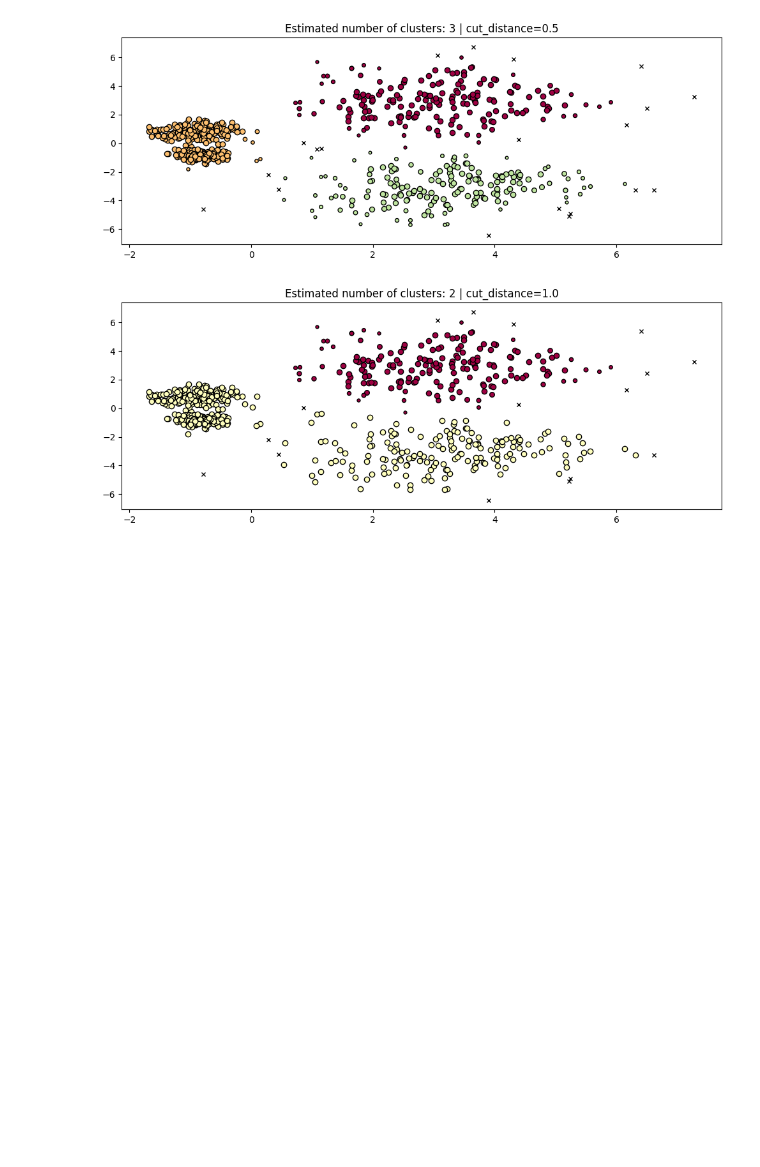
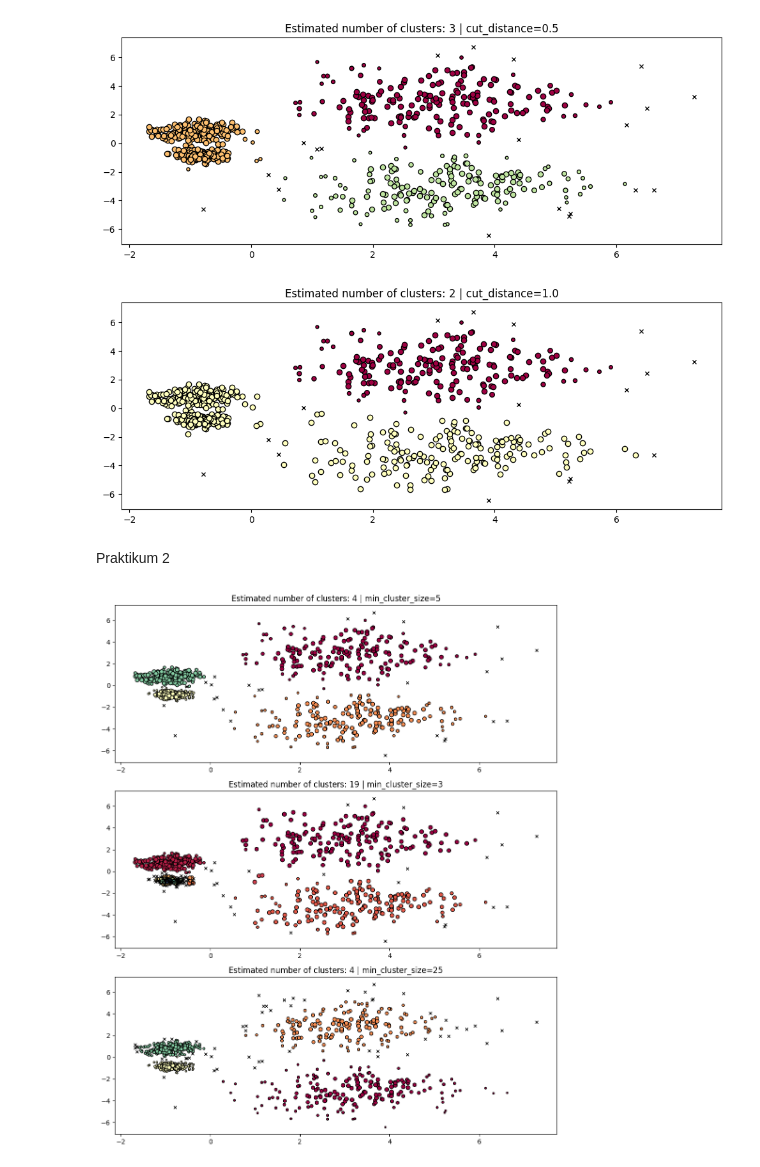
Before and after one commit to Firmank123/ML_SMT5, a Jupyter notebook: 2341720099_M_Firmansyah_JS5_ML.ipynb, the cells around one changed output. Cells and saved outputs as stored; diff of their text form; code cells hidden in the pictures; blank space fills up the shorter version.

Commit message:
Jobsheet5: Praktikum 2

```diff
--- a/2341720099_M_Firmansyah_JS5_ML.ipynb
+++ b/2341720099_M_Firmansyah_JS5_ML.ipynb
@@ -139,3 +139,13 @@ hdb = hdbscan.HDBSCAN(
 plot(X, hdb.labels_, hdb.probabilities_, parameters={'cut_distance': 1.0})
 # %% [output]
 [figure]
+# %% [markdown]
+Praktikum 2
+# %%
+PARAM = ({"min_cluster_size": 5}, {"min_cluster_size": 3}, {"min_cluster_size": 25})
+fig, axes = plt.subplots(3, 1, figsize=(10, 12))
+for i, param in enumerate(PARAM):
+    hdb = hdbscan.HDBSCAN(**param).fit(X)
+    plot(X, hdb.labels_, hdb.probabilities_, param, ax=axes[i])
+# %% [output]
+[figure, added]
```
Also changed, not shown: parts of 5 cells of this notebook.
